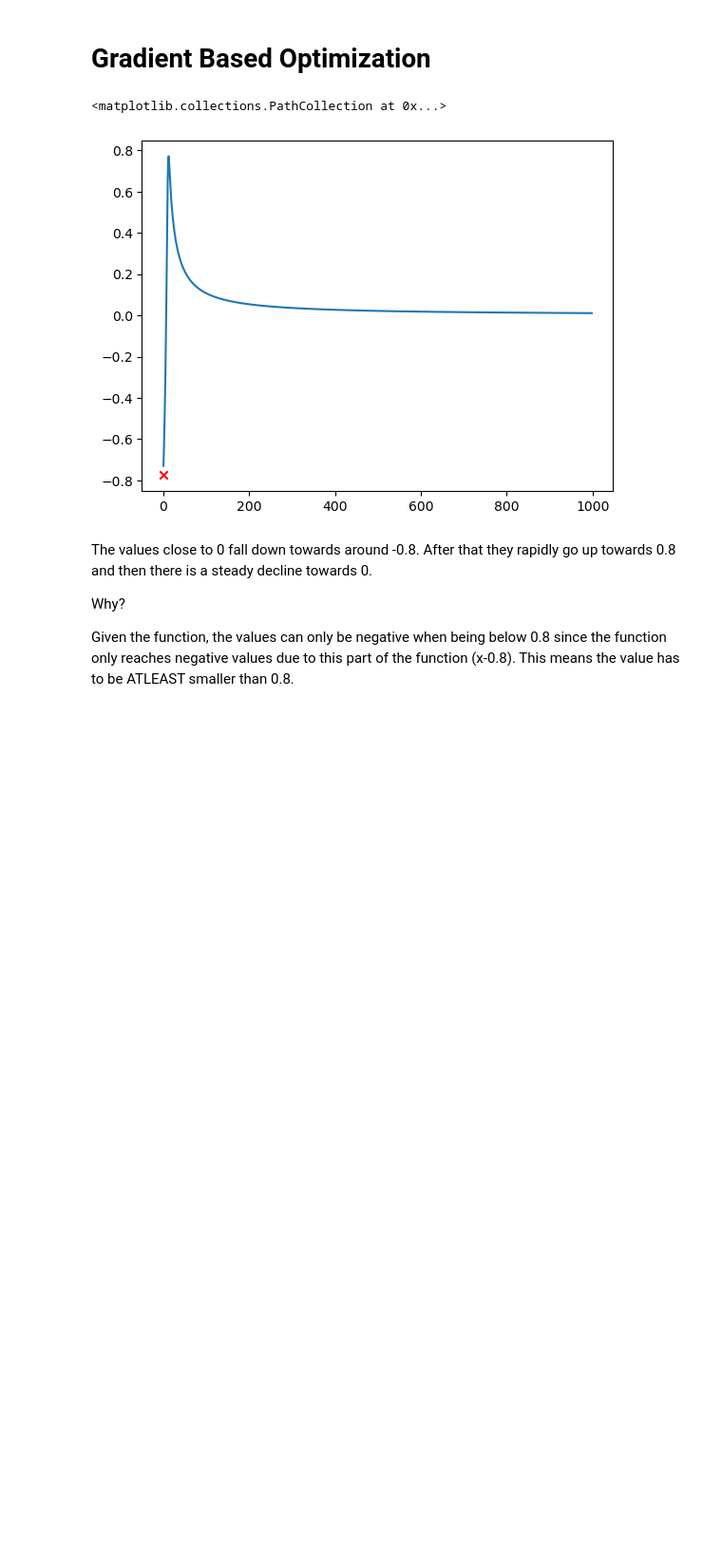
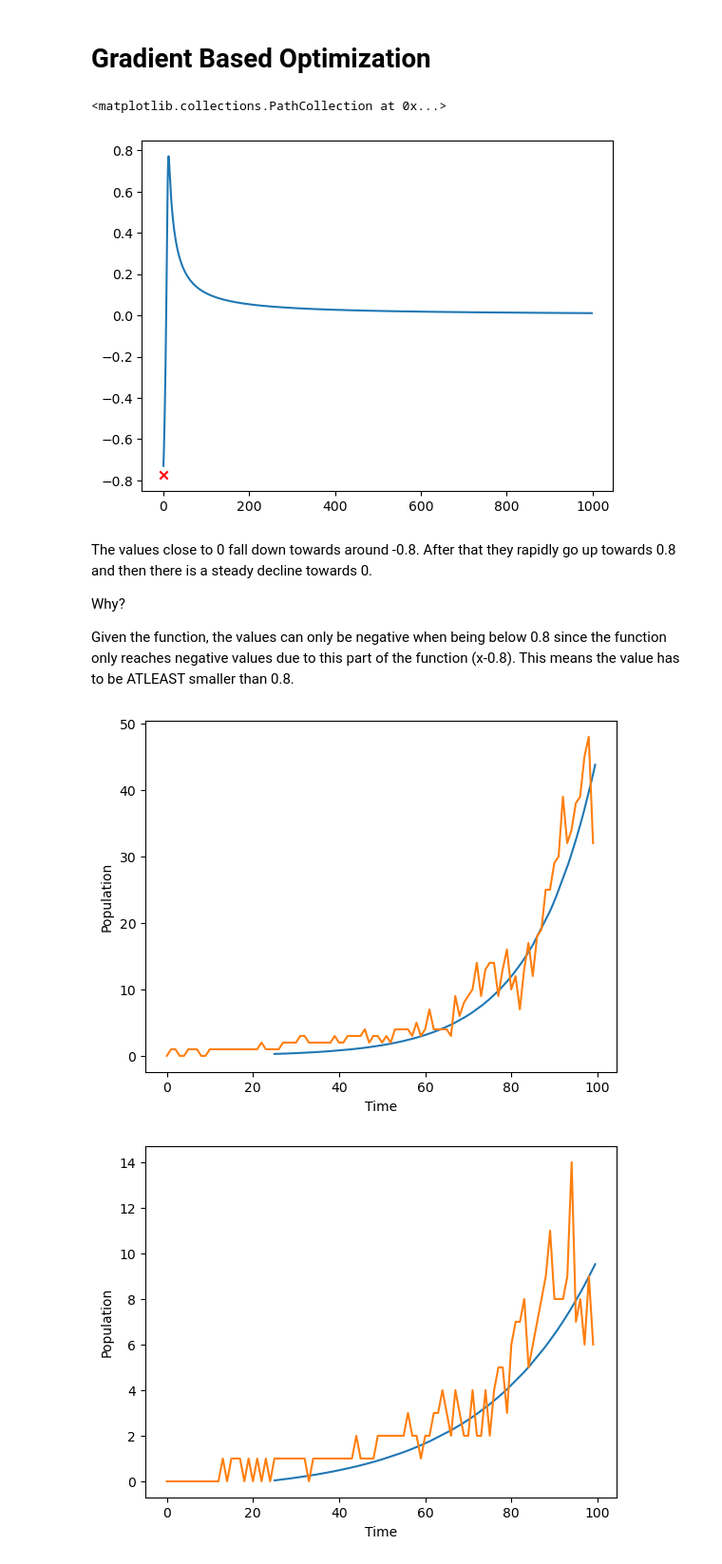
Before and after one commit to d3nnis2001/AppliedOptimization, a Jupyter notebook: Exercise2.ipynb, the cells around one changed output. Shown: that part at 95% size. Drawn from its saved outputs; the diff is of its cells as text; code cells hidden in the pictures; blank space fills up the shorter version.

```diff
--- a/Exercise2.ipynb
+++ b/Exercise2.ipynb
@@ -167,3 +169,56 @@ The values close to 0 fall down towards around -0.8. After that they rapidly go
 Why?
 
 Given the function, the values can only be negative when being below 0.8 since the function only reaches negative values due to this part of the function (x-0.8). This means the value has to be ATLEAST smaller than 0.8.
+# %%
+import numpy as np
+import math
+from scipy.optimize import minimize
+import matplotlib.pyplot as plt
+
+data = np.loadtxt("population.csv", skiprows=1, delimiter=",")
+
+x0 = [abs(np.random.normal())] * 3
+
+grouped_data = {}
+
+for item in data:
+    island_id = item[1]
+    if island_id not in grouped_data:
+        grouped_data[island_id] = []
+    grouped_data[island_id].append(list(item))
+
+
+def probFunc(r, c, k, t):
+    return k*math.exp(r*t)-(c/r)
+
+def mse(params, t, real):
+    r, c, k = params
+    predicted_values = np.array([probFunc(r, c, k, t_i) for t_i in t])
+    mse = np.mean((predicted_values - real) ** 2)
+    return mse
+
+parameter_bounds = [(0.001, None), (0.001, None), (0.001, None)]
+
+for key, items in grouped_data.items():
+   times = []
+   pop = []
+   for i in items:
+       times.append(i[0])
+       pop.append(i[2])
+   result = minimize(mse,x0, args=(times, pop), bounds=parameter_bounds)
+   optimized_r = result.x[0]
+   optimized_c = result.x[1]
+   optimized_k = result.x[2]
+   optimizedvalues = []
+   for t in times:
+       optimizedvalues.append(probFunc(float(optimized_r), float(optimized_c), float(optimized_k), t))
+   plt.plot(times, optimizedvalues)
+   plt.plot(pop)
+   plt.xlabel("Time")
+   plt.ylabel("Population")
+   plt.show()
+
+# Plaise click öfter because error
+# %% [output]
+[figure, added]
+[figure, added]
```
Also changed, not shown: parts of 2 cells of this notebook, 1 other file.
